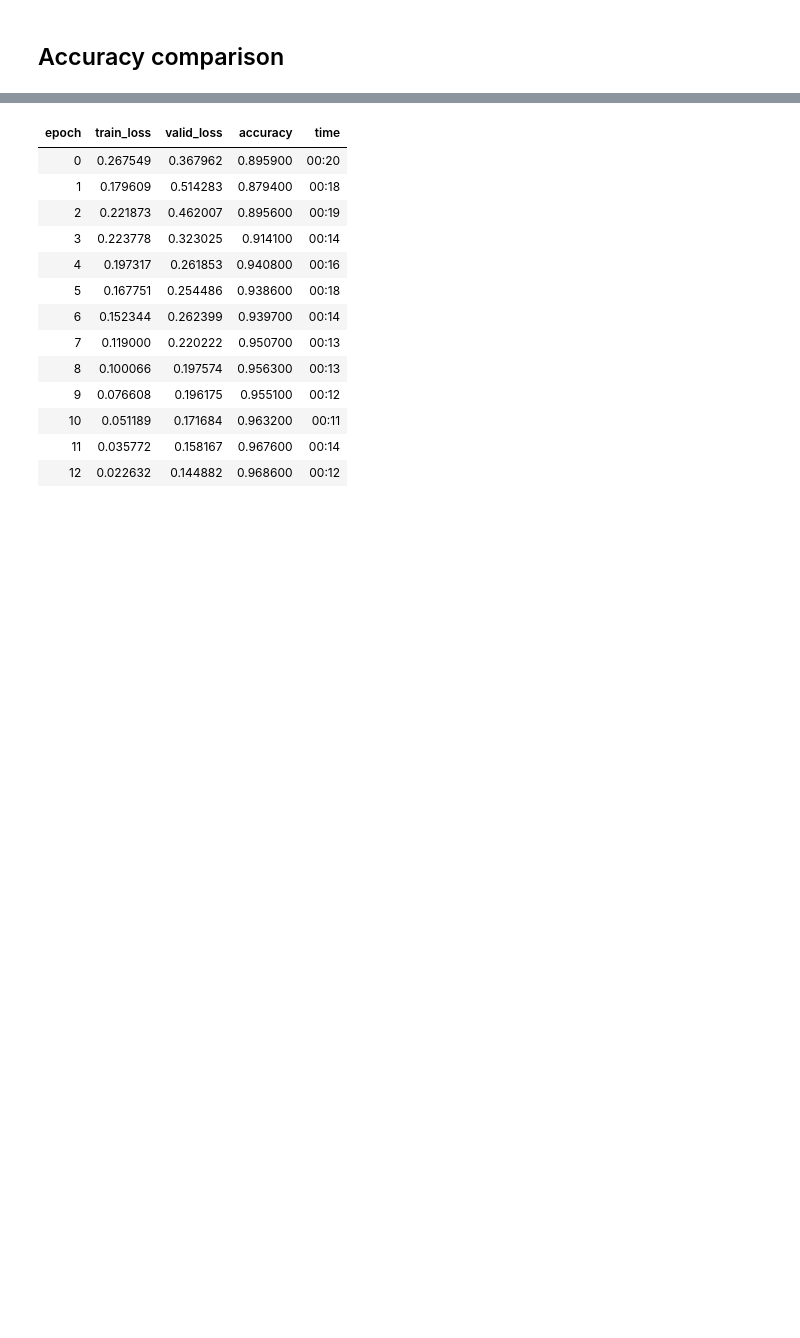
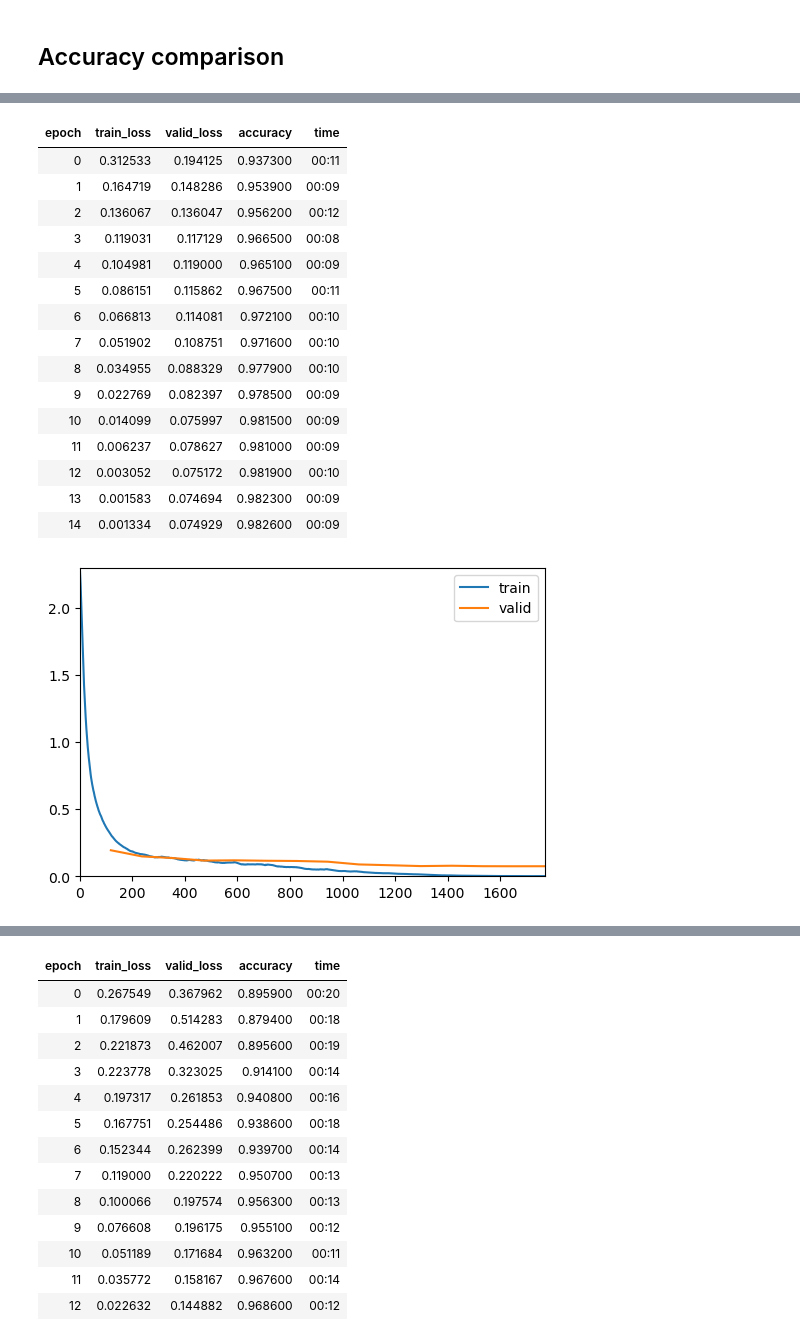
Before and after one commit to ssslakter/FastFF, a Jupyter notebook: nbs/04_fff.ipynb, the cells around one changed output, grey strips where cells are left out. Saved outputs shown, nothing was run; the diff lists cells and outputs as text; code cells hidden in the pictures; blank space fills up the shorter version.

```diff
--- a/nbs/04_fff.ipynb
+++ b/nbs/04_fff.ipynb
@@ -149,0 +148,25 @@ cbs[1].show('nodes.weight', ax=ax)
+# %%
+#|hide
+#|eval: false
+model = FFF(28*28, 10, d, act=nn.GELU, p=0., hidden_dim=l, bn=True)
+cbs = [FFFLeavesDistCB('leaf_distr'), GetGradCB(['nodes.weight', 'leaves.weight']), ShowGraphCallback(), ActivationStats(True, every=4)]
+learn = Learner(dls, model, loss_func=F.cross_entropy, metrics=accuracy, opt_func = Adam, cbs=cbs)
+learn.fit_one_cycle(15, lr_max=2e-2);
+# %% [output]
+| epoch | train_loss | valid_loss | accuracy | time |
+| 0 | 0.312533 | 0.194125 | 0.937300 | 00:11 |
+| 1 | 0.164719 | 0.148286 | 0.953900 | 00:09 |
+| 2 | 0.136067 | 0.136047 | 0.956200 | 00:12 |
+| 3 | 0.119031 | 0.117129 | 0.966500 | 00:08 |
+| 4 | 0.104981 | 0.119000 | 0.965100 | 00:09 |
+| 5 | 0.086151 | 0.115862 | 0.967500 | 00:11 |
+| 6 | 0.066813 | 0.114081 | 0.972100 | 00:10 |
+| 7 | 0.051902 | 0.108751 | 0.971600 | 00:10 |
+| 8 | 0.034955 | 0.088329 | 0.977900 | 00:10 |
+| 9 | 0.022769 | 0.082397 | 0.978500 | 00:09 |
+| 10 | 0.014099 | 0.075997 | 0.981500 | 00:09 |
+| 11 | 0.006237 | 0.078627 | 0.981000 | 00:09 |
+| 12 | 0.003052 | 0.075172 | 0.981900 | 00:10 |
+| 13 | 0.001583 | 0.074694 | 0.982300 | 00:09 |
+| 14 | 0.001334 | 0.074929 | 0.982600 | 00:09 |
+[figure, added]
```
Also changed, not shown: parts of 10 cells of this notebook, 7 other files.
